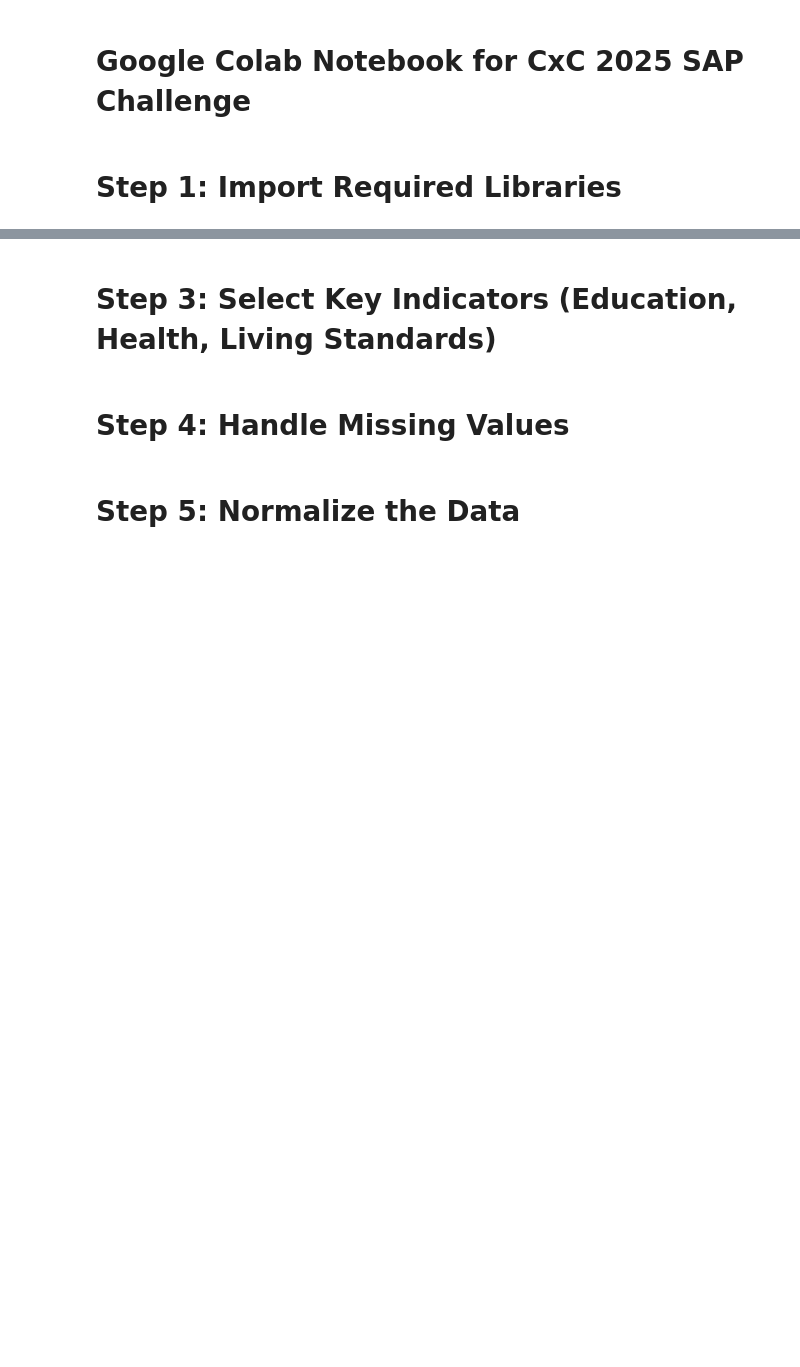
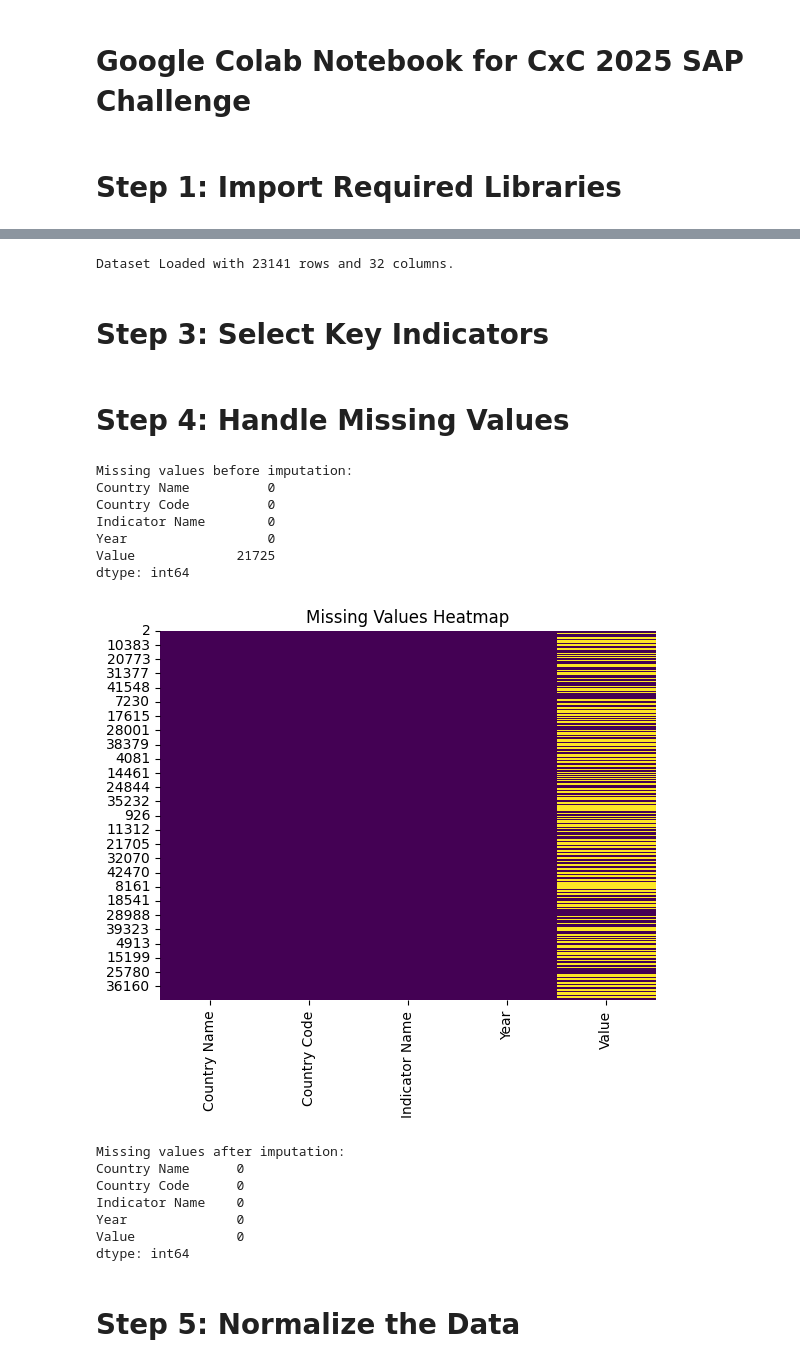
Before and after one commit to RhyChaw/cxc, a Jupyter notebook: SAPChallenge/SAPChallenge.ipynb, the cells around one changed output, grey strips where cells are left out. Drawn from its saved outputs; the diff is of its cells as text; code cells hidden in the pictures; blank space fills up the shorter version.

```diff
--- a/SAPChallenge/SAPChallenge.ipynb
+++ b/SAPChallenge/SAPChallenge.ipynb
@@ -20,20 +22,19 @@ import plotly.express as px
 # %%
-import os
-
-# Define file path (Colab upload path)
 data_file = '/content/SAP.xlsx'
 
 # Ensure the file exists
 if os.path.exists(data_file):
     xls = pd.ExcelFile(data_file)
-    df = pd.read_excel(xls, sheet_name='AFE')
+    df = pd.read_excel(xls, sheet_name='AFE', engine='openpyxl')
 else:
     raise FileNotFoundError("File 'SAP.xlsx' not found in Colab uploads. Please upload it first.")
 
-# Display basic information
-df.head()
+# Display dataset shape to verify all rows are loaded
+print(f"Dataset Loaded with {df.shape[0]} rows and {df.shape[1]} columns.")
+# %% [output]
+Dataset Loaded with 23141 rows and 32 columns.
 # %% [markdown]
-# Step 3: Select Key Indicators (Education, Health, Living Standards)
+# Step 3: Select Key Indicators
 # %%
 mpi_indicators = [
     "Literacy rate, youth female (% of females ages 15-24)",
@@ -45,6 +46,18 @@ mpi_indicators = [
     "Multilateral debt service (% of public and publicly guaranteed debt service)"
 ]
 
+# Additional indicators for a more comprehensive MPI
+additional_indicators = [
+    "Life expectancy at birth, total (years)",
+    "GINI index (World Bank estimate)",
+    "Health expenditure per capita (current US$)",
+    "Unemployment, total (% of total labor force)"
+]
+
+# Add additional indicators to the list
+mpi_indicators.extend(additional_indicators)
+
+# Filter the dataset for selected indicators
 mpi_df = df[df["Indicator Name"].isin(mpi_indicators)].copy()
 mpi_df = mpi_df.drop(columns=["Topic", "short description", "long description", "Indicator Code", "Unit of measure"])
 mpi_df = mpi_df.melt(id_vars=["Country Name", "Country Code", "Indicator Name"], var_name="Year", value_name="Value")
@@ -58,3 +68,34 @@ mpi_df['Value'] = imputer.fit_transform(mpi_df[['Value']])
+# %%
+print("Missing values before imputation:")
+print(mpi_df.isnull().sum())
+
+# Visualize missing values
+sns.heatmap(mpi_df.isnull(), cbar=False, cmap="viridis")
+plt.title("Missing Values Heatmap")
+plt.show()
+
+# Use KNN Imputation for missing values
+imputer = KNNImputer(n_neighbors=5)
+mpi_df['Value'] = imputer.fit_transform(mpi_df[['Value']])
+
+print("Missing values after imputation:")
+print(mpi_df.isnull().sum())
+# %% [output]
+Missing values before imputation:
+Country Name          0
+Country Code          0
+Indicator Name        0
+Year                  0
+Value             21725
+dtype: int64
+[figure, added]
+Missing values after imputation:
+Country Name      0
+Country Code      0
+Indicator Name    0
+Year              0
+Value             0
+dtype: int64
 # %% [markdown]
 # Step 5: Normalize the Data
 # %%
```
Also changed, not shown: parts of 16 cells of this notebook.
